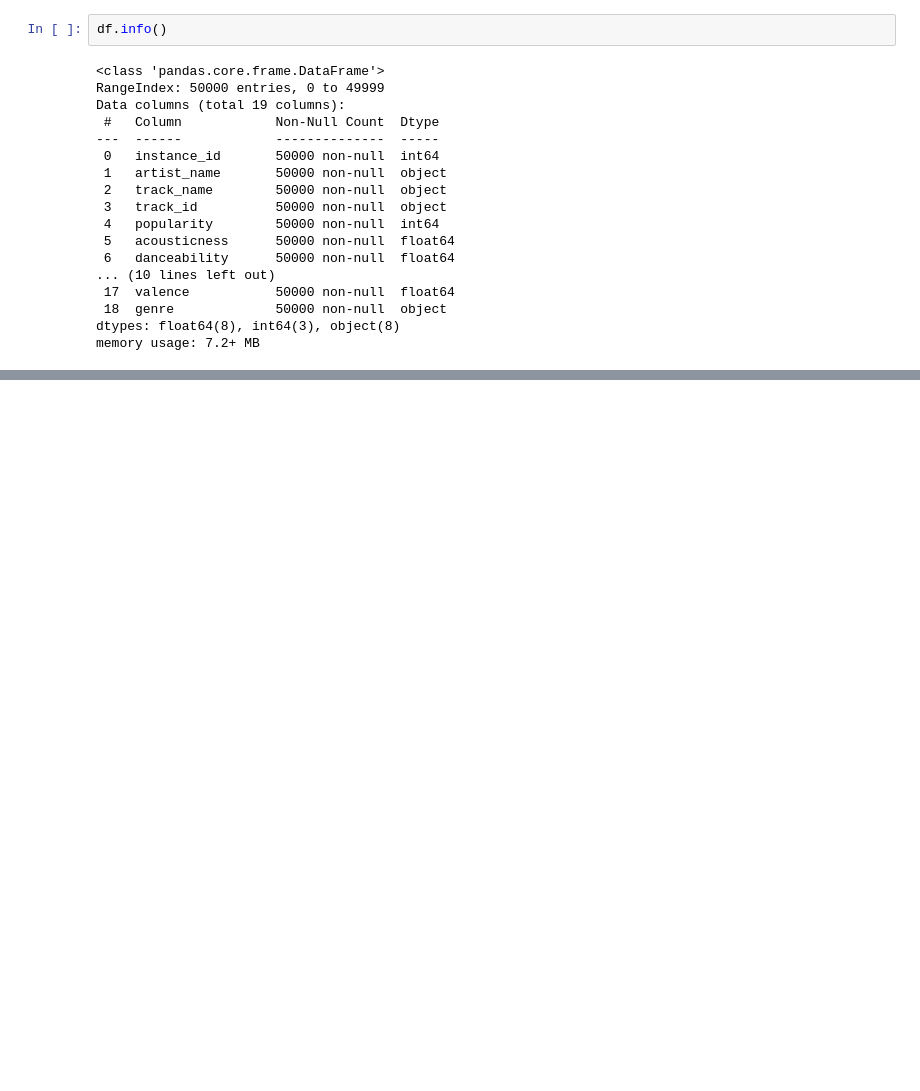
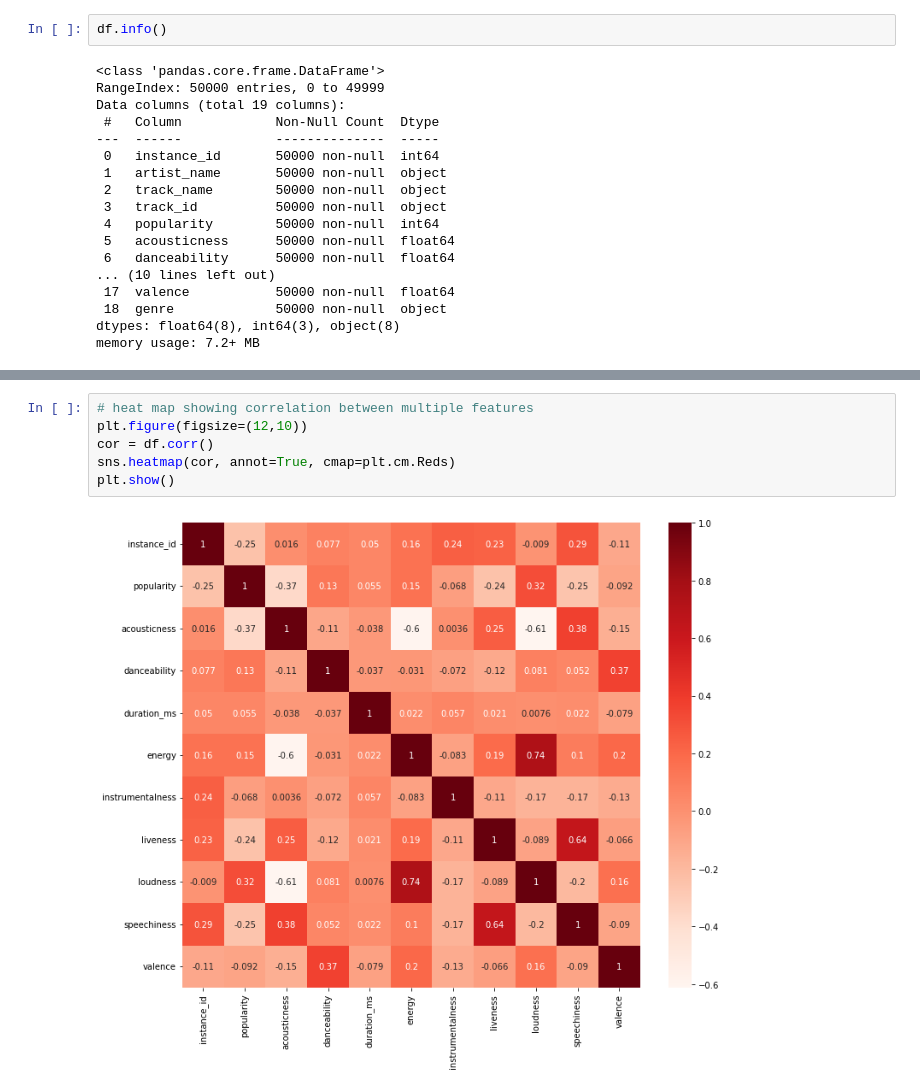
Before and after one commit to evoliee/comp309, a Jupyter notebook: a3/comp309_a3.ipynb, the cells around one changed output, grey strips where cells are left out. Drawn from its saved outputs; the diff is of its cells as text; blank space fills up the shorter version.

```diff
--- a/a3/comp309_a3.ipynb
+++ b/a3/comp309_a3.ipynb
@@ -55,0 +82,8 @@ The data contains 17 features, the id and the genre. Of those, every feature has
+# %%
+# heat map showing correlation between multiple features
+plt.figure(figsize=(12,10))
+cor = df.corr()
+sns.heatmap(cor, annot=True, cmap=plt.cm.Reds)
+plt.show()
+# %% [output]
+[figure, added]
```
Also changed, not shown: parts of 9 cells of this notebook, 1 other file.
